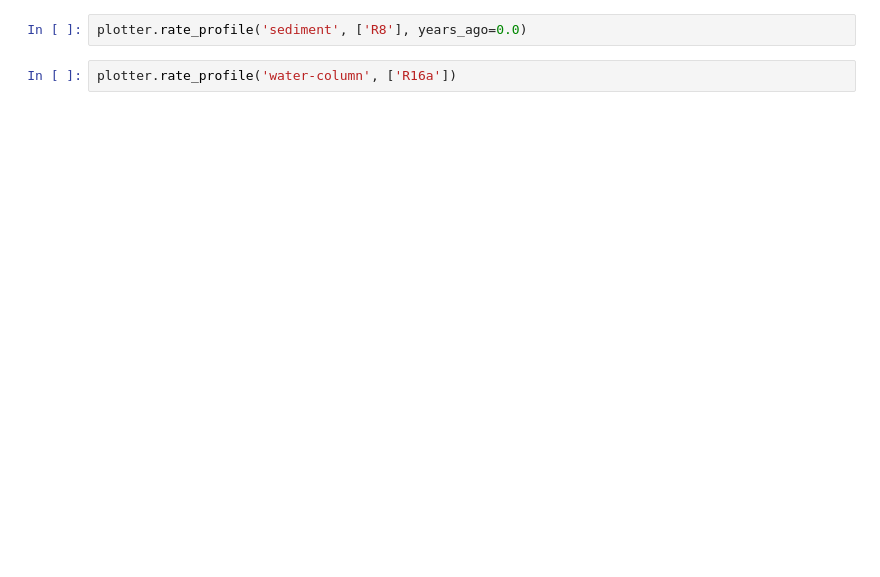
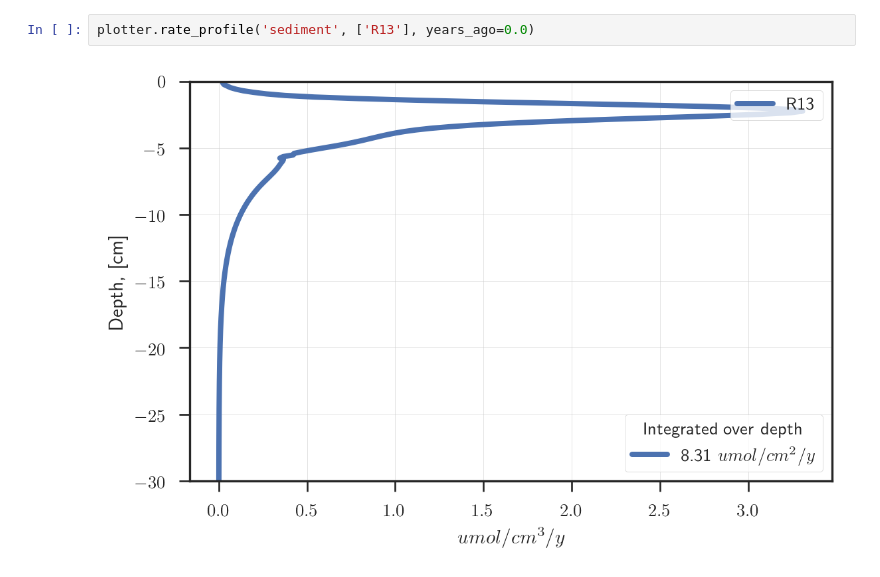
Before and after one commit to biogeochemistry/MyLake_v2_Vansjo, a Jupyter notebook: Postproc_code/Rates.ipynb, the cells around one changed output. Drawn from its saved outputs; the diff is of its cells as text; blank space fills up the shorter version.

```diff
--- a/Postproc_code/Rates.ipynb
+++ b/Postproc_code/Rates.ipynb
@@ -37,4 +40,4 @@ plotter.flux('Fe2', convert_units=1)
 # %%
-plotter.rate_profile('sediment', ['R8'], years_ago=0.0)
+plotter.rate_profile('sediment', ['R13'], years_ago=0.0)
+# %% [output]
+[figure, added]
-# %%
-plotter.rate_profile('water-column', ['R16a'])
```
Also changed, not shown: parts of 16 cells of this notebook, 7 other files.
